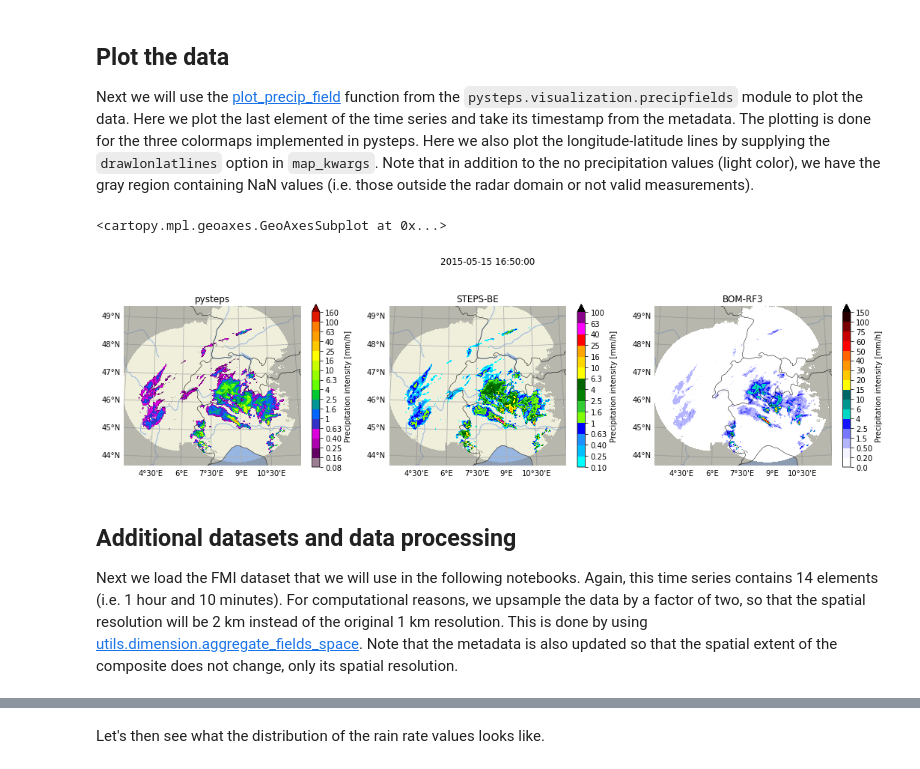
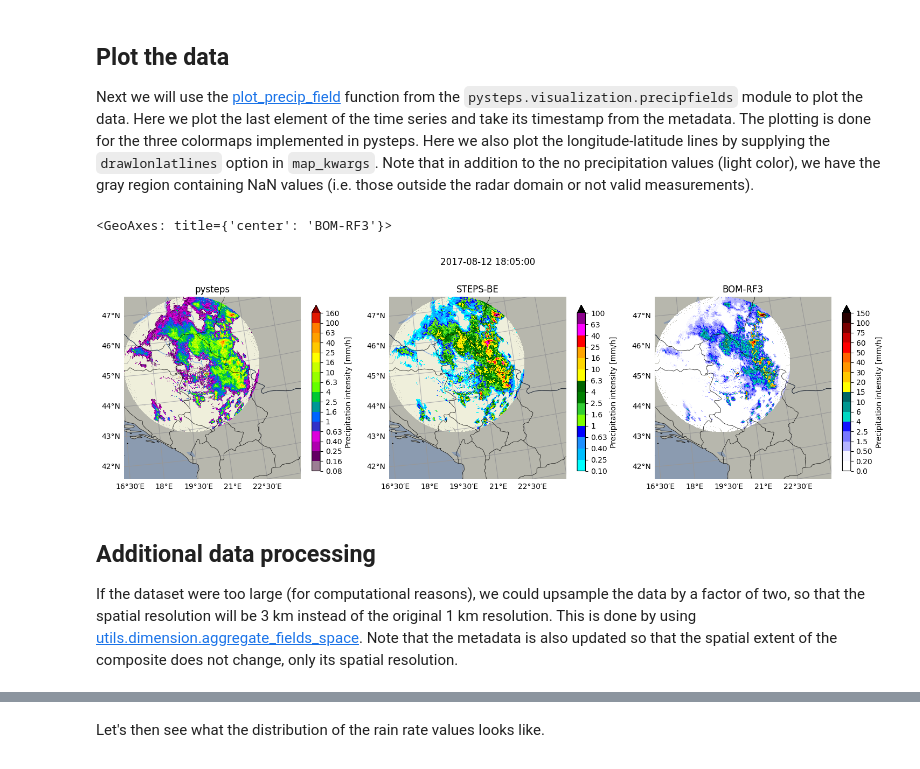
Before and after one commit to pySTEPS/ERAD-nowcasting-course-2026, a Jupyter notebook: notebooks/exercise_notebooks/block_02_input_data.ipynb, the cells around one changed output, grey strips where cells are left out. Cells and saved outputs as stored; diff of their text form; code cells hidden in the pictures.

Commit message:
make compatible with serbian data

```diff
--- a/notebooks/exercise_notebooks/block_02_input_data.ipynb
+++ b/notebooks/exercise_notebooks/block_02_input_data.ipynb
@@ -44 +36,37 @@ precip, metadata, timestep = load_dataset('mch')
+# %%
+import xarray as xr
+import numpy as np
+ds = xr.load_dataset("/content/mnt/MyDrive/Colab Notebooks/erad_data/2017_sweep_0_comp_nearest.nc")
+precip = ds.RATE.values
+if ds.spatial_ref.attrs["grid_mapping_name"] != "lambert_azimuthal_equal_area":
+  raise ValueError("Expected the grid mapping of the RHMSS data to be lambert_azimuthal_equal_area")
+timestamps = np.array([timestamp.item() for timestamp in ds.vcp_time.values.astype('datetime64[us]')])
+xpixelsize = float(ds.x.values[1] - ds.x.values[0])
+ypixelsize = float(ds.y.values[1] - ds.y.values[0])
+x1 = float(ds.x.values[0] - xpixelsize/2)
+x2 = float(ds.x.values[-1] + xpixelsize/2)
+y1 = float(ds.y.values[0] - ypixelsize/2)
+y2 = float(ds.y.values[-1] + ypixelsize/2)
+yorigin = "lower" if ypixelsize > 0 else "upper"
+timestep = int((timestamps[1] - timestamps[0]).total_seconds() / 60)
+metadata = {
+  'accutime': timestep,
+  'cartesian_unit': 'm',
+  'institution': 'RHMSS',
+  'projection': f'+proj=laea +lat_0={float(ds.spatial_ref.attrs["latitude_of_projection_origin"])} +lon_0={float(ds.spatial_ref.attrs["longitude_of_projection_origin"])} +x_0={float(ds.spatial_ref.attrs["false_easting"])} +y_0={float(ds.spatial_ref.attrs["false_northing"])}',
+  'threshold': 0.01,
+  'timestamps': timestamps,
+  'transform': None,
+  'unit': 'mm/h',
+  'x1': x1,
+  'x2': x2,
+  'xpixelsize': xpixelsize,
+  'y1': y1 if yorigin == "lower" else y2,
+  'y2': y2 if yorigin == "lower" else y1,
+  'yorigin': yorigin,
+  'ypixelsize': abs(ypixelsize),
+  'zerovalue': 0.0,
+  'zr_a': 200.0, # Marshall-Palmer
+  'zr_b': 1.6 # Marshall-Palmer
+}
 # %% [markdown]
@@ -106,40 +134,40 @@ warnings.filterwarnings("ignore")
 
 plt.figure(figsize=(18, 5))
 # set the title to the timestamp of the last precipitation field
 plt.suptitle(metadata["timestamps"][-1])
 
 map_kwargs = {"drawlonlatlines": True}
 
 # plot the last precipitation field
-plt.subplot(131)
+plt.subplot(131).set_axis_off()
 plot_precip_field(
     precip[-1],
     geodata=metadata,
     title="pysteps",
     colorscale="pysteps",
     map_kwargs=map_kwargs
 ) # the default colormap
-plt.subplot(132)
+plt.subplot(132).set_axis_off()
 plot_precip_field(
     precip[-1],
     geodata=metadata,
     title="STEPS-BE",
     colorscale="STEPS-BE",
     map_kwargs=map_kwargs
 )
-plt.subplot(133)
+plt.subplot(133).set_axis_off()
 plot_precip_field(
     precip[-1],
     geodata=metadata,
     title="BOM-RF3",
     colorscale="BOM-RF3",
     map_kwargs=map_kwargs
 )
 # %% [output]
-<cartopy.mpl.geoaxes.GeoAxesSubplot at 0x...>
+<GeoAxes: title={'center': 'BOM-RF3'}>
-[figure, old version]
+[figure, new version]
 # %% [markdown]
-## Additional datasets and data processing
+## Additional data processing
 
-Next we load the FMI dataset that we will use in the following notebooks. Again, this time series contains 14 elements (i.e. 1 hour and 10 minutes). For computational reasons, we upsample the data by a factor of two, so that the spatial resolution will be 2 km instead of the original 1 km resolution. This is done by using [utils.dimension.aggregate_fields_space](https://pysteps.readthedocs.io/en/stable/generated/pysteps.utils.dimension.aggregate_fields_space.html#pysteps.utils.dimension.aggregate_fields_space). Note that the metadata is also updated so that the spatial extent of the composite does not change, only its spatial resolution.
+If the dataset were too large (for computational reasons), we could upsample the data by a factor of two, so that the spatial resolution will be 3 km instead of the original 1 km resolution. This is done by using [utils.dimension.aggregate_fields_space](https://pysteps.readthedocs.io/en/stable/generated/pysteps.utils.dimension.aggregate_fields_space.html#pysteps.utils.dimension.aggregate_fields_space). Note that the metadata is also updated so that the spatial extent of the composite does not change, only its spatial resolution.
 # %%
```
Also changed, not shown: parts of 14 cells of this notebook, 5 other files.
